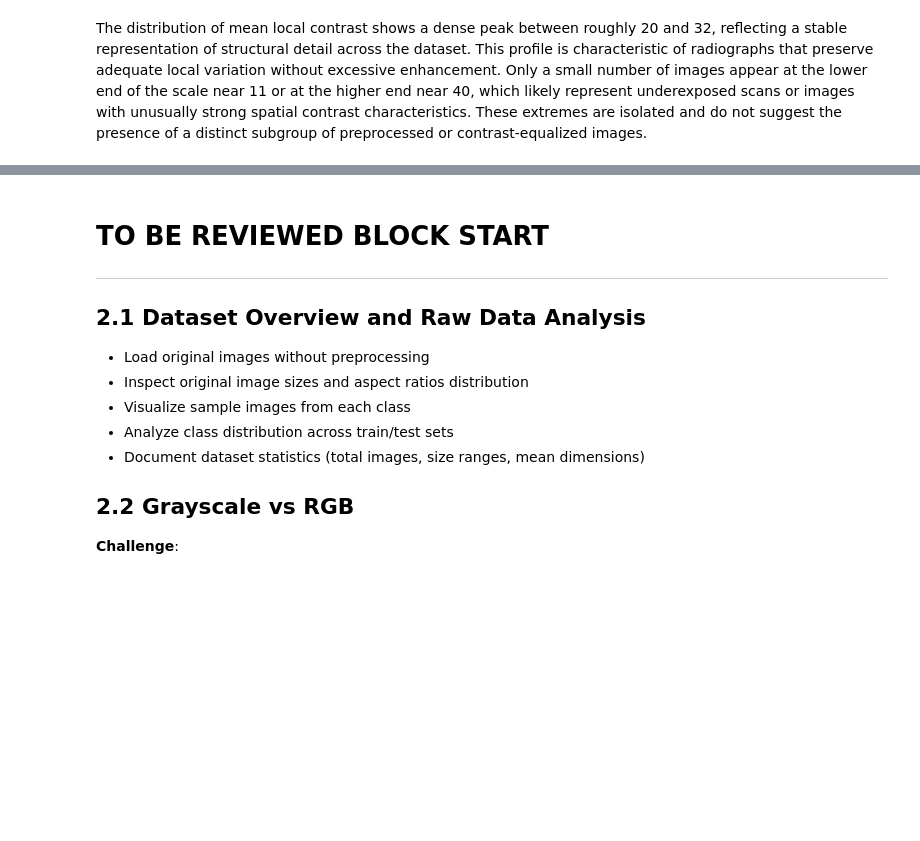
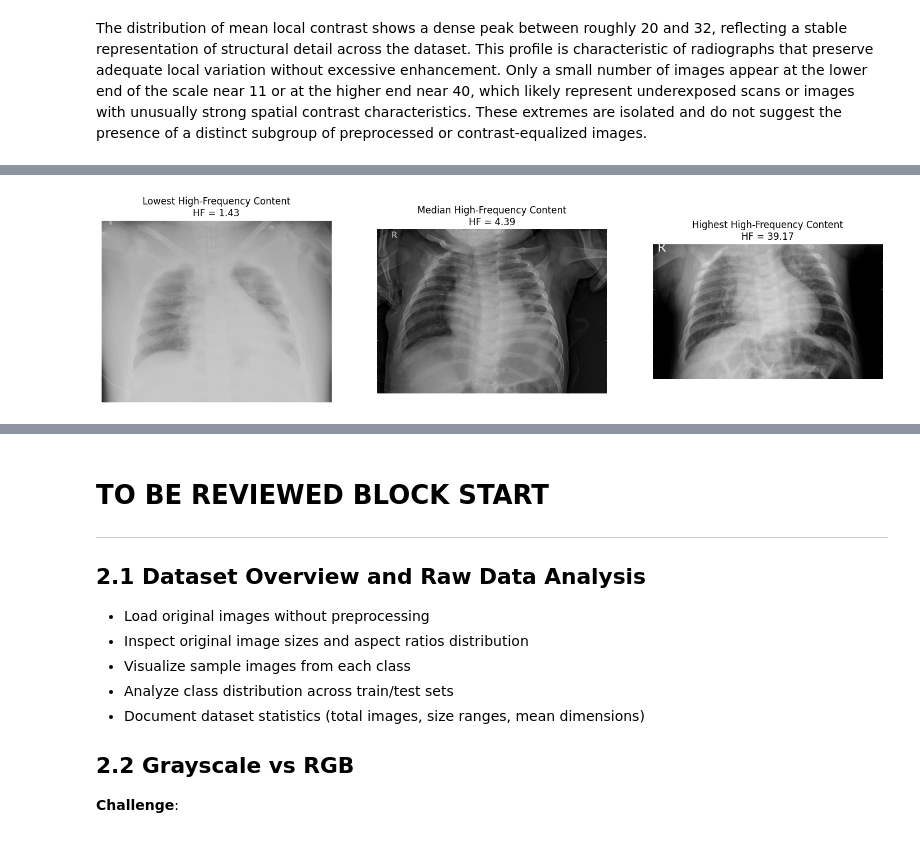
Before and after one commit to logus2k/apvc_p2, a Jupyter notebook: dl_for_cv_project2_v1.ipynb, the cells around one changed output, grey strips where cells are left out. Saved outputs shown, nothing was run; the diff lists cells and outputs as text; code cells hidden in the pictures; blank space fills up the shorter version.

```diff
--- a/dl_for_cv_project2_v1.ipynb
+++ b/dl_for_cv_project2_v1.ipynb
@@ -453,0 +522,28 @@ The distribution of mean local contrast shows a dense peak between roughly 20 an
+# %%
+# Sort images by high-frequency energy (mean absolute Laplacian)
+df_sorted_hf = df_hf.sort_values(by="high_freq_energy")
+
+# Identify lowest, median, and highest high-frequency samples
+low_hf = df_sorted_hf.iloc[0]
+mid_hf = df_sorted_hf.iloc[len(df_sorted_hf) // 2]
+high_hf = df_sorted_hf.iloc[-1]
+
+hf_examples = [
+	("Lowest High-Frequency Content", low_hf["image"], low_hf["high_freq_energy"]),
+	("Median High-Frequency Content", mid_hf["image"], mid_hf["high_freq_energy"]),
+	("Highest High-Frequency Content", high_hf["image"], high_hf["high_freq_energy"])
+]
+
+# Plot representative images
+plt.figure(figsize=(18, 6))
+
+for idx, (label, path, hf_val) in enumerate(hf_examples):
+	img = cv2.imread(path, cv2.IMREAD_GRAYSCALE)
+	plt.subplot(1, 3, idx + 1)
+	plt.imshow(img, cmap="gray")
+	plt.title(f"{label}\nHF = {hf_val:.2f}")
+	plt.axis("off")
+
+plt.show()
+# %% [output]
+[figure, added]
```
Also changed, not shown: parts of 16 cells of this notebook.
